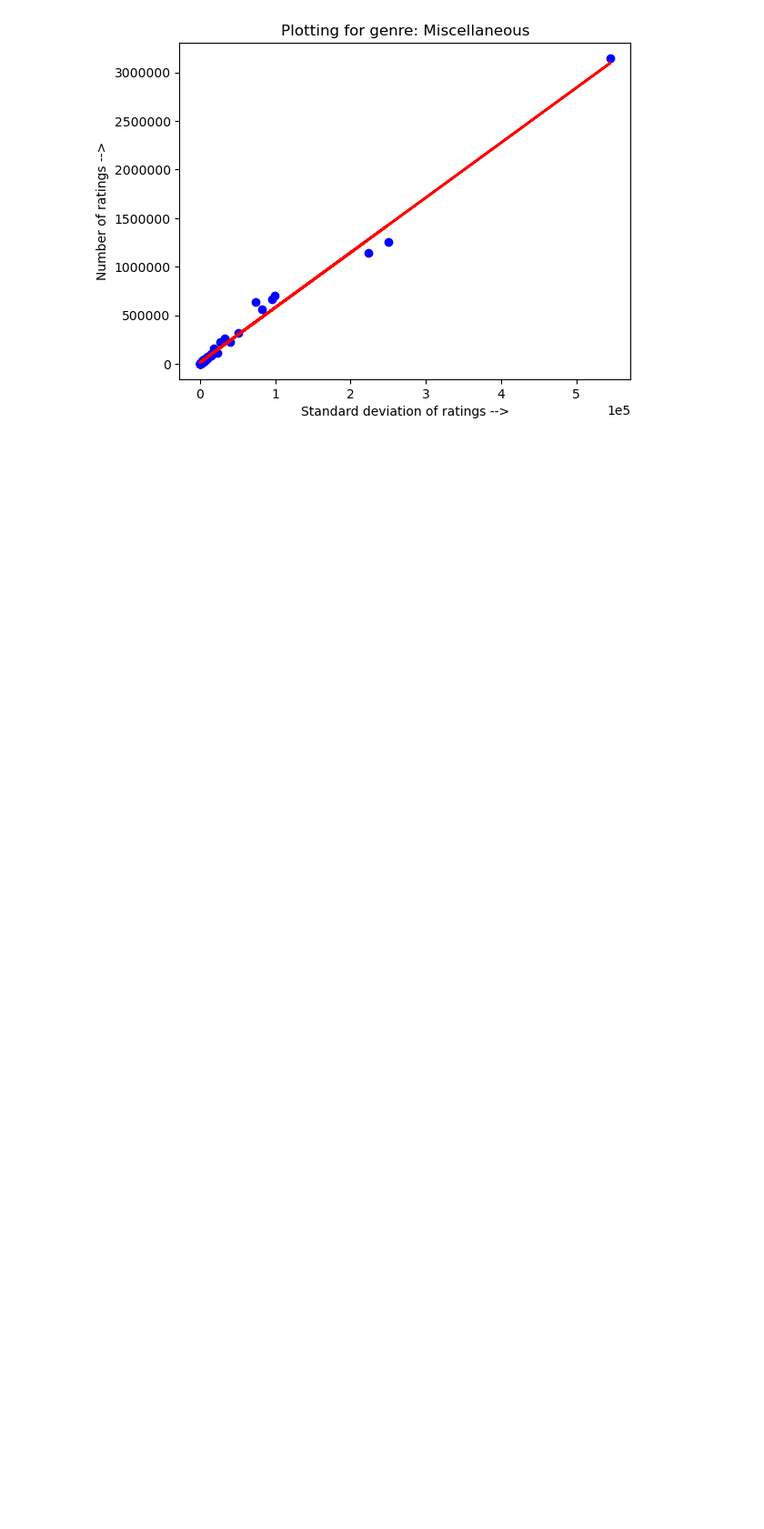
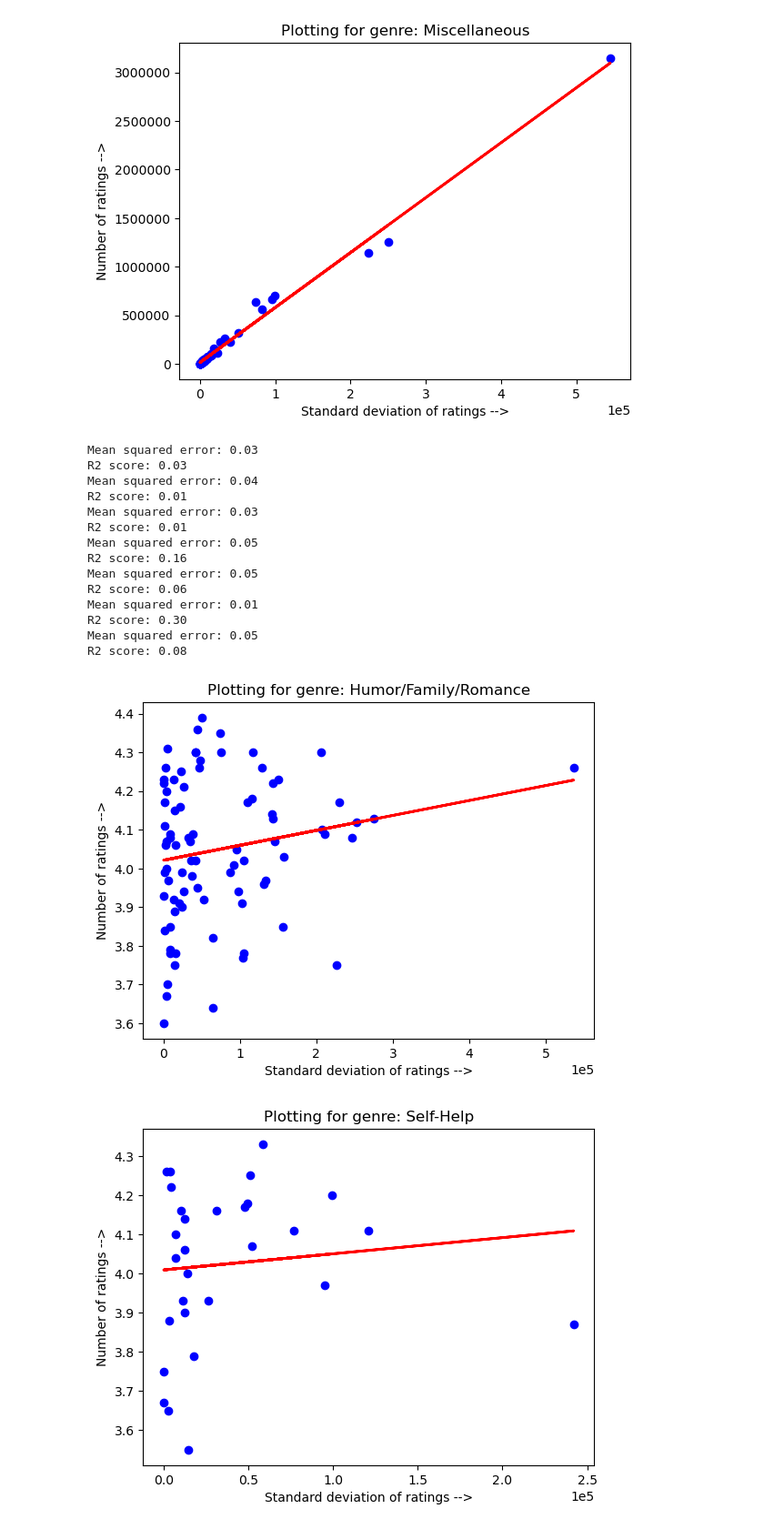
Before and after one commit to agshar96/Data-Literacy-Final-Project, a Jupyter notebook: Controversial Exploration.ipynb, the cells around one changed output. Shown: that part at 91% size. Saved outputs shown, nothing was run; the diff lists cells and outputs as text; code cells hidden in the pictures; blank space fills up the shorter version.

Commit message:
Adding plots for average rating and controversy

```diff
--- a/Controversial Exploration.ipynb
+++ b/Controversial Exploration.ipynb
@@ -190,3 +189,31 @@ R2 score: 0.99
 [figure]
 [figure]
 [figure]
+# %%
+for genre in unique_values:
+    dataSubset = bookdataset.loc[bookdataset["final genre"] == genre]
+    ratings_subset = dataSubset[['RatingDist5', 'RatingDist4', 'RatingDist3', 'RatingDist2',
+       'RatingDist1']]
+    number_of_ratings_subset = dataSubset[['Rating']].to_numpy().reshape(-1,1)
+
+    string_print = "Plotting for genre: " + str(genre)
+    fig, axs = plt.subplots()
+    axs.set_title(string_print)
+    do_std_dev_analysis(ratings_subset, number_of_ratings_subset, axs, True)
+# %% [output]
+Mean squared error: 0.03
+R2 score: 0.03
+Mean squared error: 0.04
+R2 score: 0.01
+Mean squared error: 0.03
+R2 score: 0.01
+Mean squared error: 0.05
+R2 score: 0.16
+Mean squared error: 0.05
+R2 score: 0.06
+Mean squared error: 0.01
+R2 score: 0.30
+Mean squared error: 0.05
+R2 score: 0.08
+[figure, added]
+[figure, added]
```
Also changed, not shown: parts of 2 cells of this notebook.
